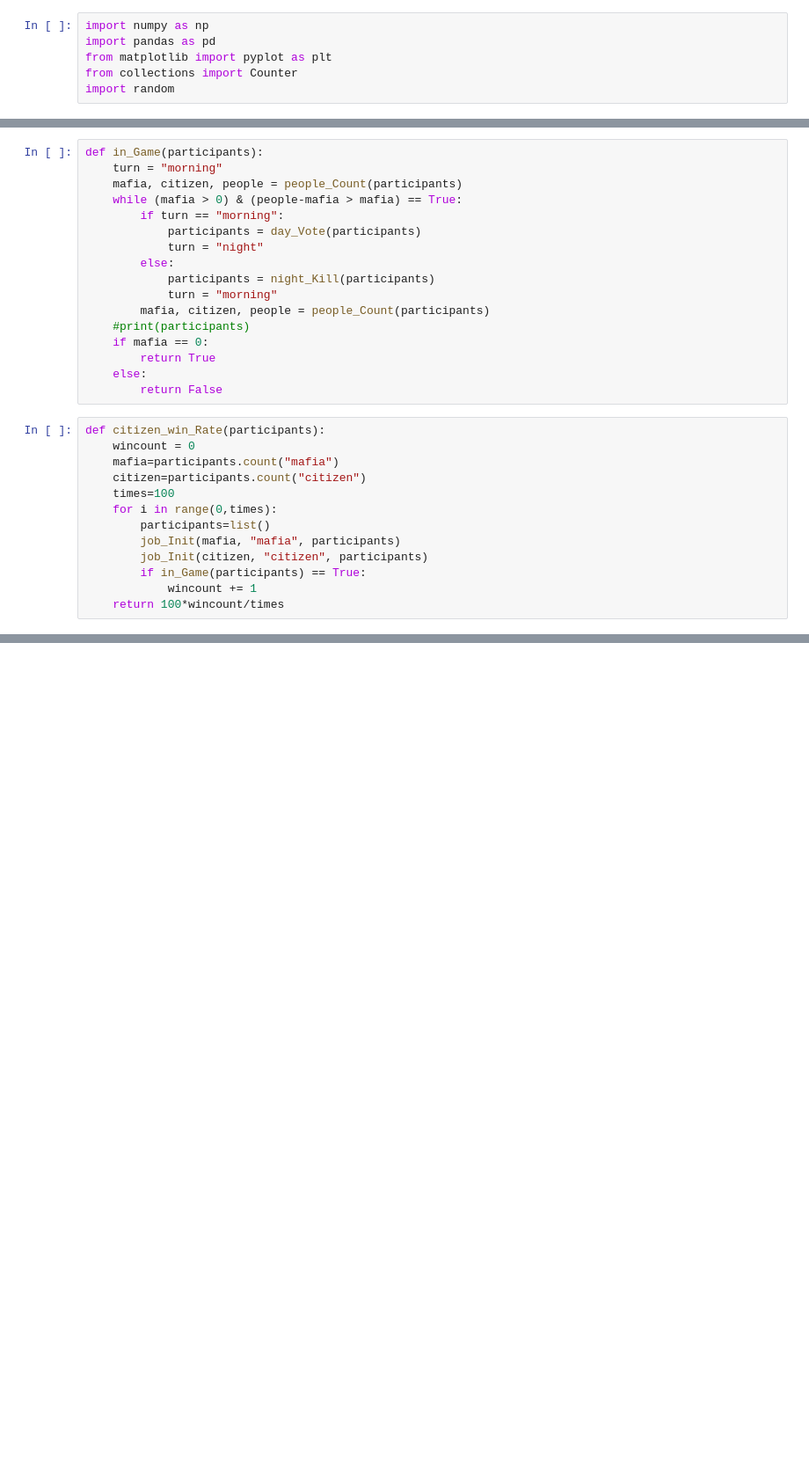
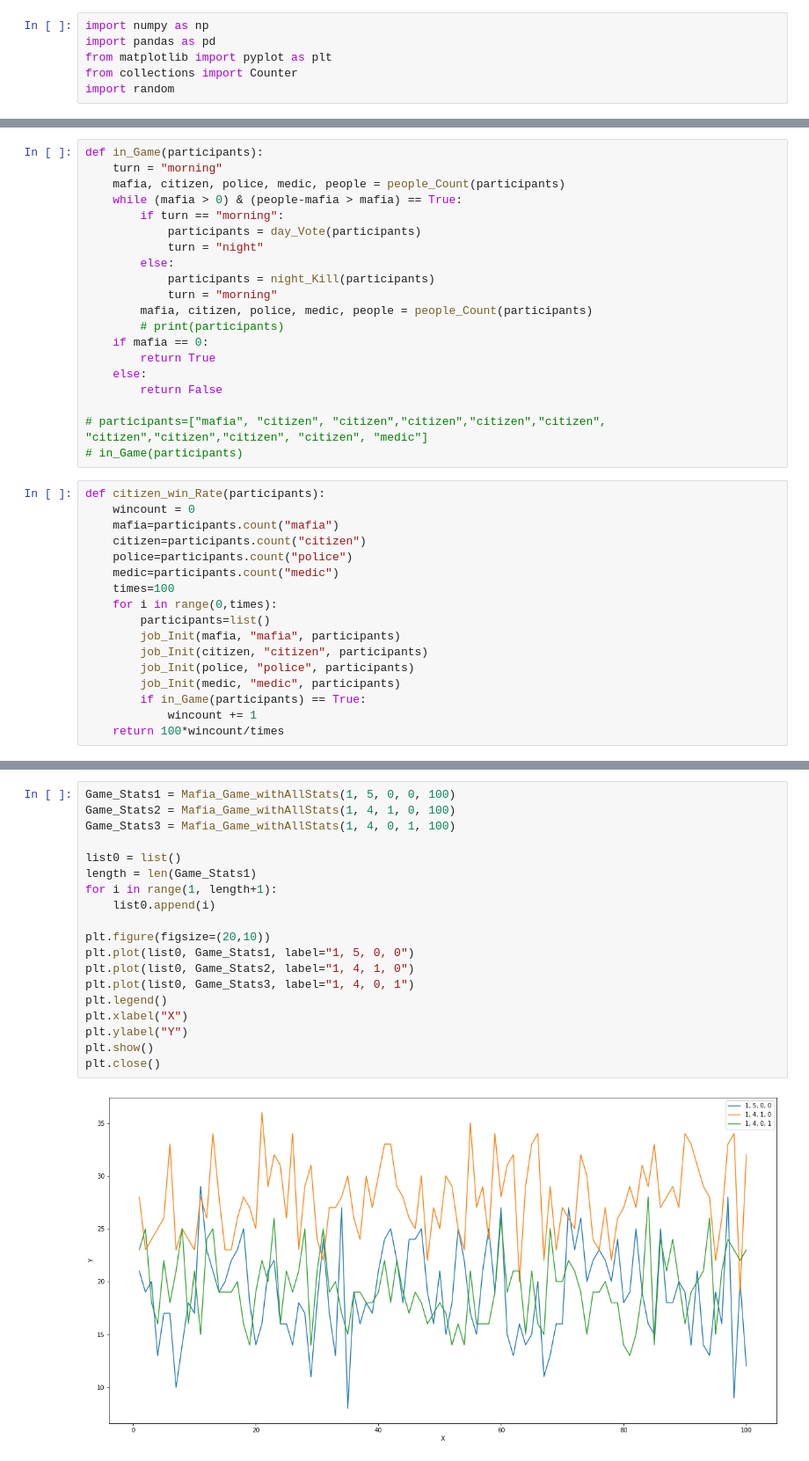
Before and after one commit to sungwon-097/Univ-Study, a Jupyter notebook: 확률과통계(python)/stats/practice4.ipynb, the cells around one changed output, grey strips where cells are left out. Shown at 88% size. Cells and saved outputs as stored; diff of their text form; blank space fills up the shorter version.

```diff
--- a/확률과통계(python)/stats/practice4.ipynb
+++ b/확률과통계(python)/stats/practice4.ipynb
@@ -51,7 +112,7 @@ def night_Kill(participants):
 # %%
 def in_Game(participants):
     turn = "morning"
-    mafia, citizen, people = people_Count(participants)
+    mafia, citizen, police, medic, people = people_Count(participants)
     while (mafia > 0) & (people-mafia > mafia) == True:
         if turn == "morning":
             participants = day_Vote(participants)
@@ -59,22 +120,29 @@ def in_Game(participants):
         else:
             participants = night_Kill(participants)
             turn = "morning"
-        mafia, citizen, people = people_Count(participants)
-    #print(participants)
+        mafia, citizen, police, medic, people = people_Count(participants)
+        # print(participants)
     if mafia == 0:
         return True
     else:
         return False
+
+# participants=["mafia", "citizen", "citizen","citizen","citizen","citizen", "citizen","citizen","citizen", "citizen", "medic"]
+# in_Game(participants)
 # %%
 def citizen_win_Rate(participants):
     wincount = 0
     mafia=participants.count("mafia")
     citizen=participants.count("citizen")
+    police=participants.count("police")
+    medic=participants.count("medic")
     times=100
     for i in range(0,times):
         participants=list()
         job_Init(mafia, "mafia", participants)
         job_Init(citizen, "citizen", participants)
+        job_Init(police, "police", participants)
+        job_Init(medic, "medic", participants)
         if in_Game(participants) == True:
             wincount += 1
     return 100*wincount/times
@@ -94,0 +233,21 @@ def Mafia_Game_Basic(num_mafia, num_citizen):
+# %%
+Game_Stats1 = Mafia_Game_withAllStats(1, 5, 0, 0, 100)
+Game_Stats2 = Mafia_Game_withAllStats(1, 4, 1, 0, 100)
+Game_Stats3 = Mafia_Game_withAllStats(1, 4, 0, 1, 100)
+
+list0 = list()
+length = len(Game_Stats1)
+for i in range(1, length+1):
+    list0.append(i)
+
+plt.figure(figsize=(20,10))
+plt.plot(list0, Game_Stats1, label="1, 5, 0, 0")
+plt.plot(list0, Game_Stats2, label="1, 4, 1, 0")
+plt.plot(list0, Game_Stats3, label="1, 4, 0, 1")
+plt.legend()
+plt.xlabel("X")
+plt.ylabel("Y")
+plt.show()
+plt.close()
+# %% [output]
+[figure, added]
```
Also changed, not shown: parts of 27 cells of this notebook, 14 other files.
